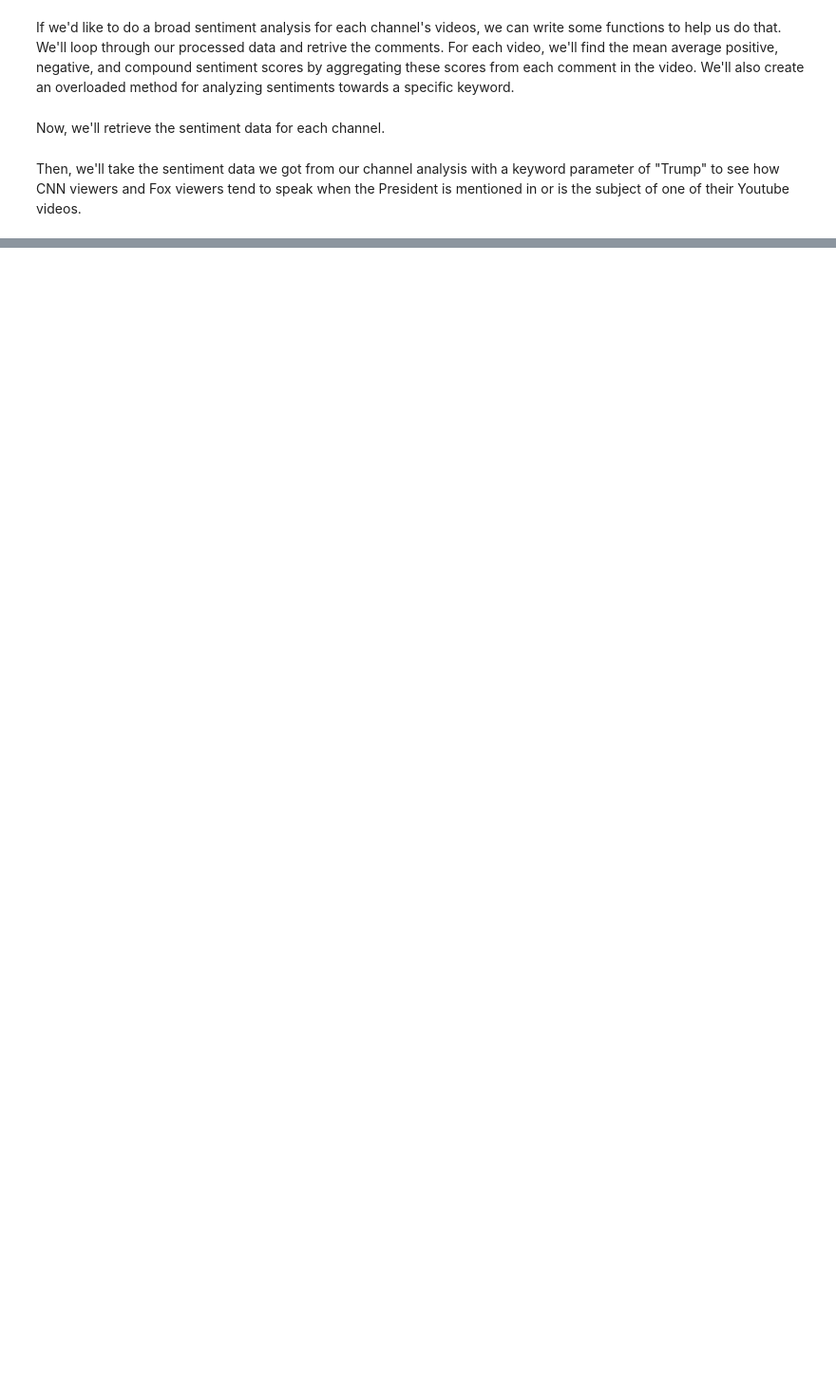
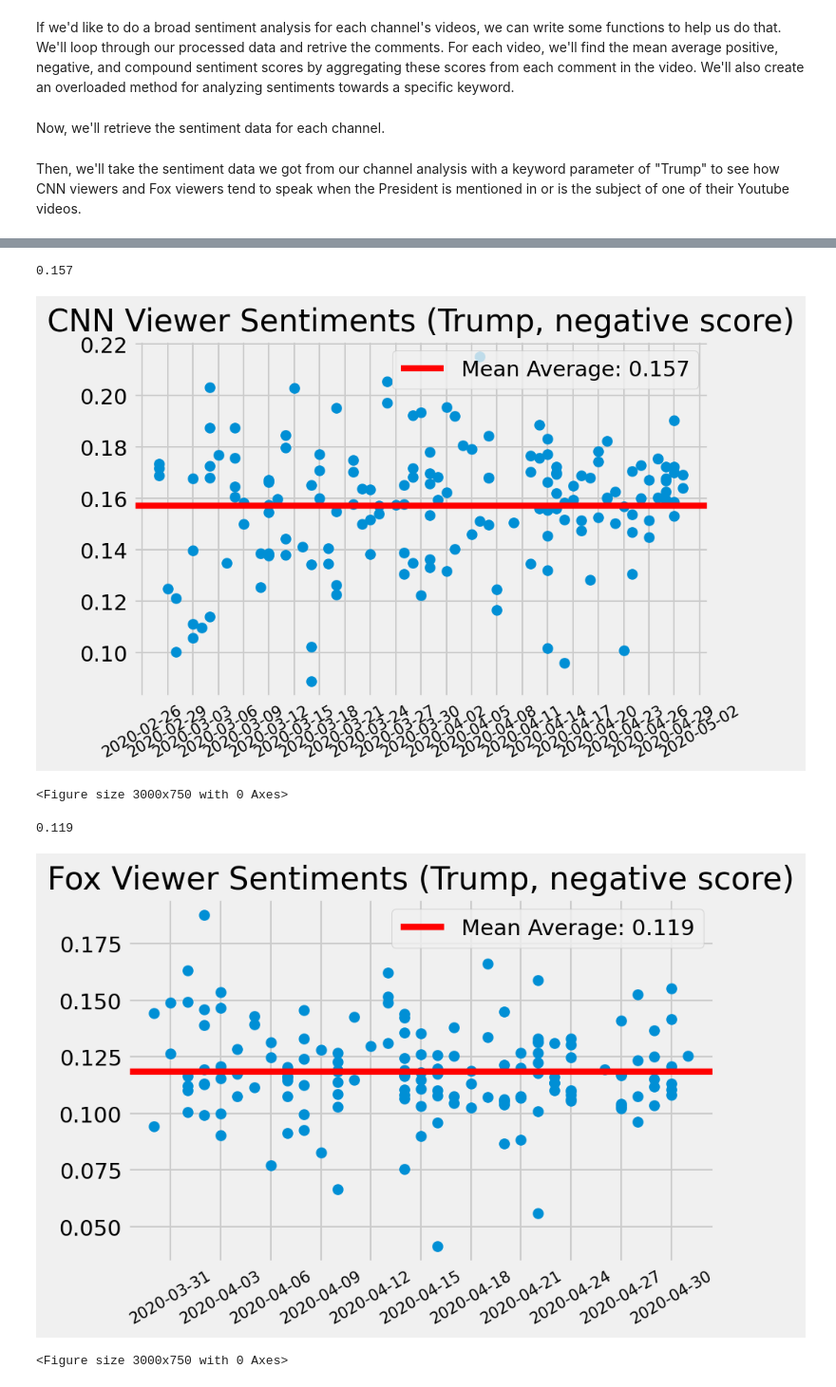
Before and after one commit to JaredRPrior/Youtube-Data-API, a Jupyter notebook: youtube-data-api(most recent).ipynb, the cells around one changed output, grey strips where cells are left out. Shown at 95% size. Cells and saved outputs as stored; diff of their text form; code cells hidden in the pictures; blank space fills up the shorter version.

```diff
--- a/youtube-data-api(most recent).ipynb
+++ b/youtube-data-api(most recent).ipynb
@@ -438,3 +508,10 @@ plot_data(fox_pos,fox_dates,"Fox Viewers Sentiments (Trump, positive score)")
 # %%
-plot_data(cnn_neg,cnn_dates,"CNN Viewers Sentiments (Trump, negative score)")
-plot_data(fox_neg,fox_dates,"Fox Viewers Sentiments (Trump, negative score)")
+plot_data(cnn_neg,cnn_dates,"CNN Viewer Sentiments (Trump, negative score)")
+plot_data(fox_neg,fox_dates,"Fox Viewer Sentiments (Trump, negative score)")
+# %% [output]
+0.157
+[figure, added]
+<Figure size 3000x750 with 0 Axes>
+0.119
+[figure, added]
+<Figure size 3000x750 with 0 Axes>
```
Also changed, not shown: parts of 12 cells of this notebook, 1 other file.
